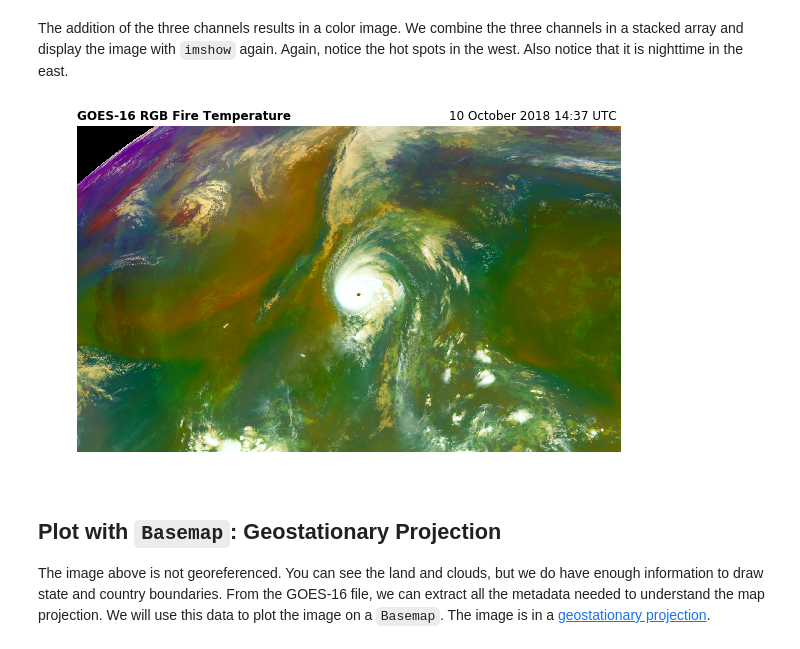
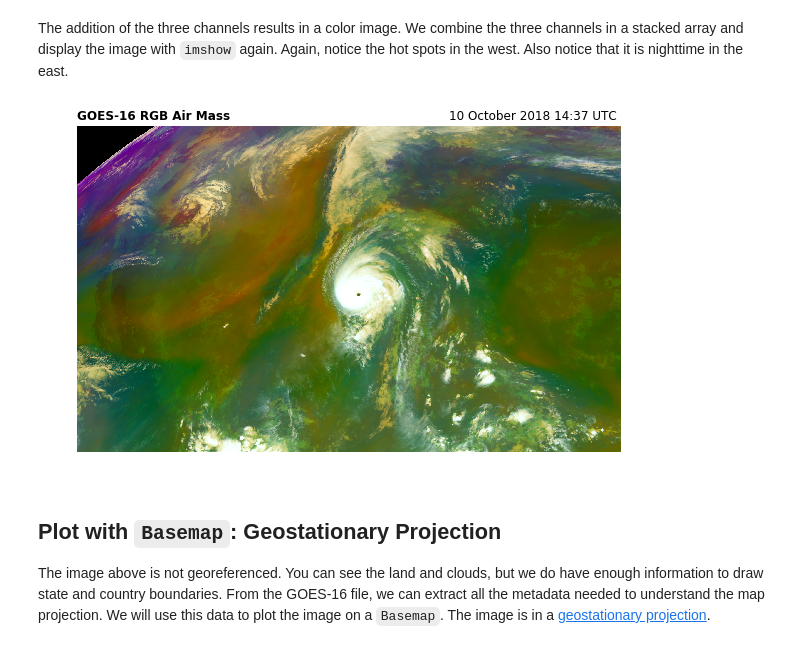
Before and after one commit to blaylockbk/pyBKB_v3, a Jupyter notebook: BB_GOES/mapping_GOES16_AirMass.ipynb, the cells around one changed output. Drawn from its saved outputs; the diff is of its cells as text; code cells hidden in the pictures.

```diff
--- a/BB_GOES/mapping_GOES16_AirMass.ipynb
+++ b/BB_GOES/mapping_GOES16_AirMass.ipynb
@@ -185,13 +186,13 @@ The addition of the three channels results in a color image. We combine the thre
 # %%
 fig, (ax1) = plt.subplots(1,1, figsize=(16,6))
 
 # The RGB using the raw veggie band
 ax1.imshow(RGB)
-ax1.set_title('GOES-16 RGB Fire Temperature', fontweight='semibold', loc='left', fontsize=12);
+ax1.set_title('GOES-16 RGB Air Mass', fontweight='semibold', loc='left', fontsize=12);
 ax1.set_title('%s' % scan_start.strftime('%d %B %Y %H:%M UTC '), loc='right');
 ax1.axis('off');
 # %% [output]
-[figure, old version]
+[figure, new version]
 # %% [markdown]
 ## Plot with `Basemap`:  Geostationary Projection
 The image above is not georeferenced. You can see the land and clouds, but we do have enough information to draw state and country boundaries. From the GOES-16 file, we can extract all the metadata needed to understand the map projection. We will use this data to plot the image on a `Basemap`. The image is in a [geostationary projection](https://proj4.org/operations/projections/geos.html?highlight=geostationary).
```
Also changed, not shown: parts of 1 cell of this notebook, 7 other files.
